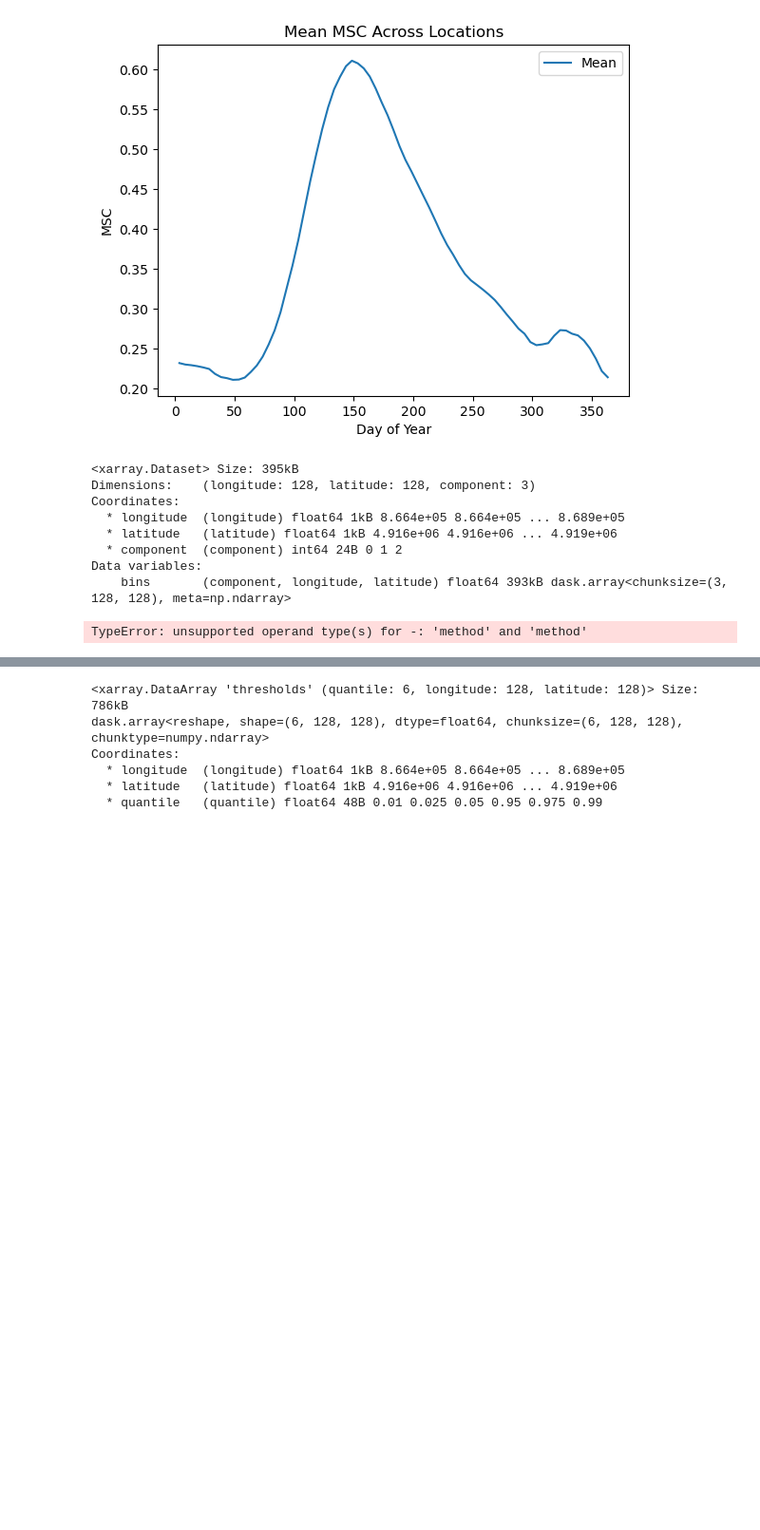
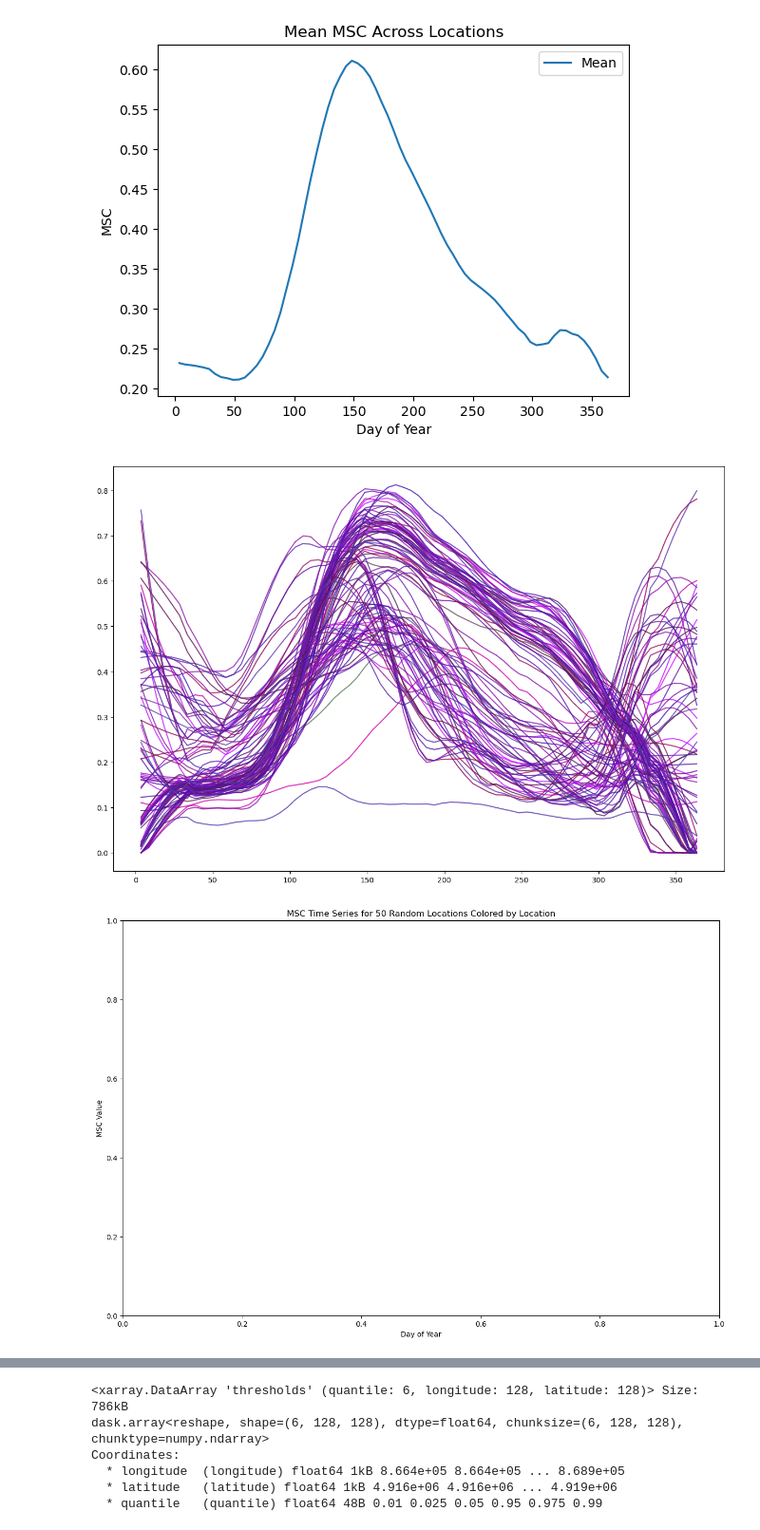
Before and after one commit to Clair3/RegionalExtremes, a Jupyter notebook: plt_results.ipynb, the cells around one changed output, grey strips where cells are left out. Shown at 95% size. Cells and saved outputs as stored; diff of their text form; code cells hidden in the pictures; blank space fills up the shorter version.

```diff
--- a/plt_results.ipynb
+++ b/plt_results.ipynb
@@ -95,0 +94,23 @@ rgb_colors.shape
+# %%
+bins_path = "/Net/Groups/BGI/scratch/crobin/PythonProjects/ExtremesProject/experiments/2024-11-25_18:41:43_deep_extreme_HR/EVI_EN/bins_2.zarr"
+data = xr.open_zarr(bins_path)
+data = cfxr.decode_compress_to_multi_index(data, "location")
+data = data.bins.transpose("location", "component", ...)
+condition = ~data.isnull().any(dim="component").compute()
+bins = data.where(condition, drop=True)
+# bins = bins.unstack("location")
+# Normalize the explained variance
+def _normalization(index):
+    band = bins.isel(component=index).values
+    print(index, np.nanmin(band), np.nanmax(band))
+    return (band - np.nanmin(band)) / (np.nanmax(band) - np.nanmin(band))
+normalized_red = _normalization(0)  # Red is the first component
+normalized_green = _normalization(1)  # Green is the second component
+normalized_blue = _normalization(2)  # blue is the third component
+# For the blue component, we'll use a constant value or a combination of red and green
+# Option 1: Constant blue (e.g., 0)
+# normalized_blue = np.zeros_like(normalized_red)
+# Stack the components into a 3D array
+rgb_colors = np.dstack((normalized_red, normalized_green, normalized_blue))
+# Transpose the array
+rgb_normalized = np.transpose(rgb_colors, (1, 0, 2))
@@ -95,0 +121,4 @@ rgb_colors.shape
+# %%
+rgb_normalized = (rgb_normalized - np.min(rgb_normalized)) / (np.max(rgb_normalized) - np.min(rgb_normalized))
+print(f"Min: {rgb_normalized.min()}, Max: {rgb_normalized.max()}")
+print(f"Mean per channel: {rgb_normalized.mean(axis=(0, 1))}")
@@ -106,40 +138,33 @@ plt.show()
 # %%
 # Load and preprocess the time series dataset
 time_series_path = "/Net/Groups/BGI/scratch/crobin/PythonProjects/ExtremesProject/experiments/2024-11-25_18:41:43_deep_extreme_HR/EVI_EN/msc_4.zarr"
 time_series_data = xr.open_zarr(time_series_path)
 time_series_data = cfxr.decode_compress_to_multi_index(time_series_data, "location")
 
 # Randomly select 50 locations
-random_locations = np.random.choice(time_series_data.location.values, size=50, replace=False)
+random_locations = np.random.choice(time_series_data.location.values, size=100, replace=False)
 subset = time_series_data.sel(location=random_locations)
 
+plt.style.use('default')  # Reset style for clarity
 # Plot the subset
 # Plot the time series with corresponding colors
-print(rgb_colors.shape)
-plt.figure(figsize=(15, 8))
+fig, ax = plt.subplots(figsize=(15, 10))
+plt.figure(figsize=(15, 10))
 for i, loc in enumerate(subset.location):
-    rgb_color = tuple(rgb_colors[i])  # Convert to a tuple for Matplotlib
-    plt.plot(
+    rgb_color = tuple(rgb_normalized[i, 0])# rgb_colors[0, i]# Convert to a tuple for Matplotlib
+    ax.plot(
         subset.dayofyear,
         subset.msc.sel(location=loc),
         color=rgb_color,
         label=f"Loc: {loc}",
         alpha=0.8,
     )
 
 # Add labels and optional legend
 plt.title("MSC Time Series for 50 Random Locations Colored by Location")
 plt.xlabel("Day of Year")
 plt.ylabel("MSC Value")
-plt.legend(loc="upper right", bbox_to_anchor=(1.1, 1))
 plt.show()
 # %% [output]
-<xarray.Dataset> Size: 395kB
-Dimensions:    (longitude: 128, latitude: 128, component: 3)
-Coordinates:
-  * longitude  (longitude) float64 1kB 8.664e+05 8.664e+05 ... 8.689e+05
-  * latitude   (latitude) float64 1kB 4.916e+06 4.916e+06 ... 4.919e+06
-  * component  (component) int64 24B 0 1 2
-Data variables:
-    bins       (component, longitude, latitude) float64 393kB dask.array<chunksize=(3, 128, 128), meta=np.ndarray>
-TypeError: unsupported operand type(s) for -: 'method' and 'method'
+[figure, added]
+[figure, added]
```
Also changed, not shown: parts of 7 cells of this notebook, 2 other files.
